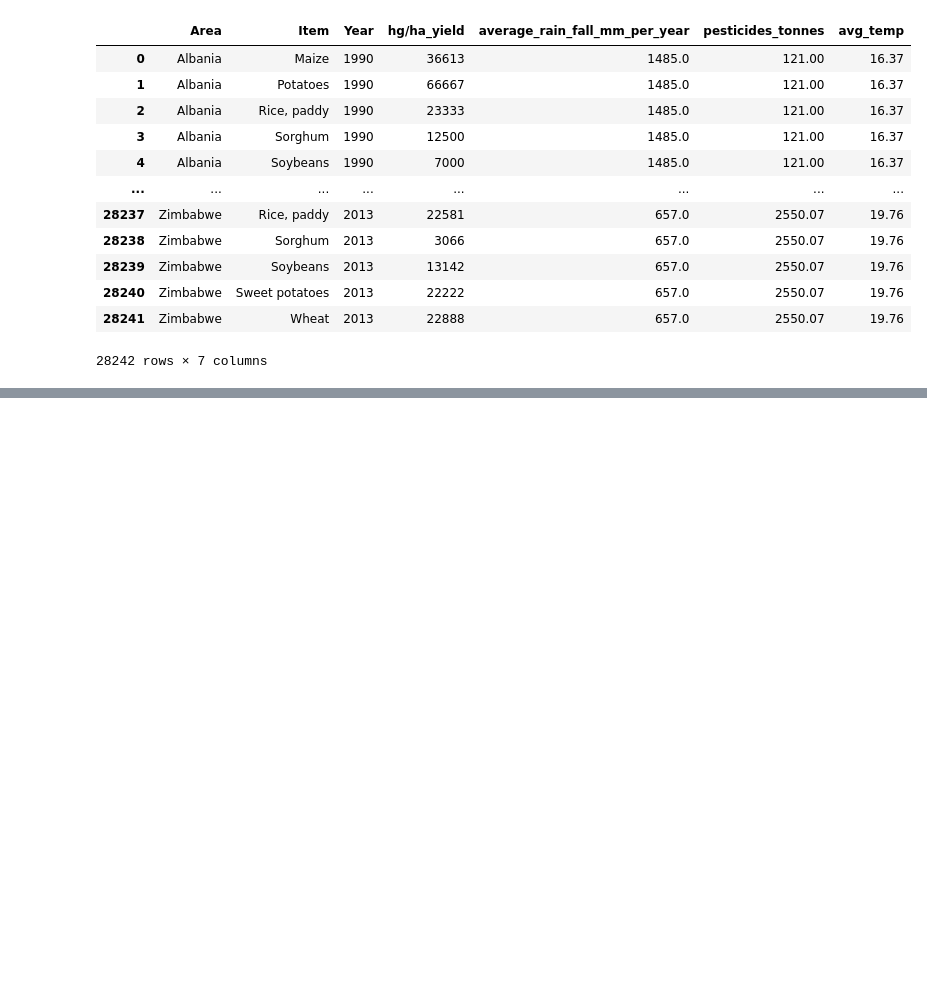
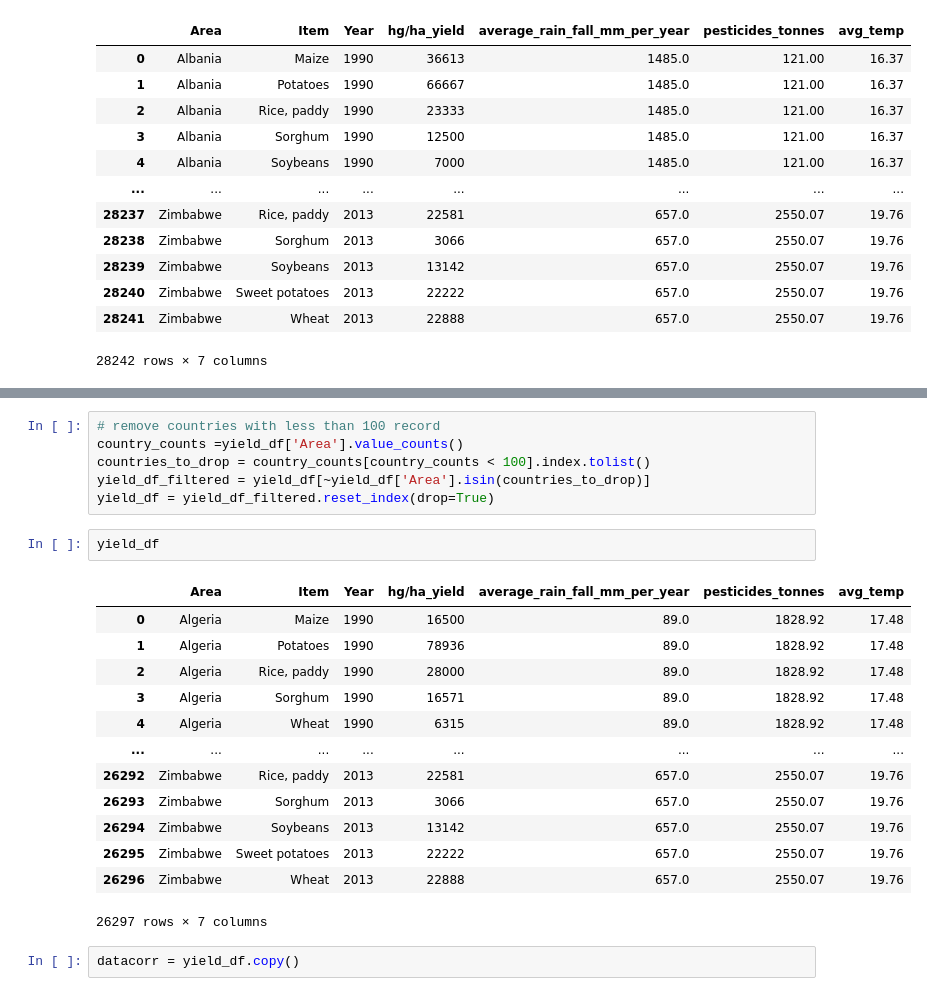
Before and after one commit to Vinayak-C12/Farm-Productivity, a Jupyter notebook: Yield Pediction.ipynb, the cells around one changed output, grey strips where cells are left out. Cells and saved outputs as stored; diff of their text form; blank space fills up the shorter version.

```diff
--- a/Yield Pediction.ipynb
+++ b/Yield Pediction.ipynb
@@ -71,0 +99,24 @@ yield_df
+# %%
+# remove countries with less than 100 record
+country_counts =yield_df['Area'].value_counts()
+countries_to_drop = country_counts[country_counts < 100].index.tolist()
+yield_df_filtered = yield_df[~yield_df['Area'].isin(countries_to_drop)]
+yield_df = yield_df_filtered.reset_index(drop=True)
+# %%
+yield_df
+# %% [output]
+|  | Area | Item | Year | hg/ha_yield | average_rain_fall_mm_per_year | pesticides_tonnes | avg_temp |
+| 0 | Algeria | Maize | 1990 | 16500 | 89.0 | 1828.92 | 17.48 |
+| 1 | Algeria | Potatoes | 1990 | 78936 | 89.0 | 1828.92 | 17.48 |
+| 2 | Algeria | Rice, paddy | 1990 | 28000 | 89.0 | 1828.92 | 17.48 |
+| 3 | Algeria | Sorghum | 1990 | 16571 | 89.0 | 1828.92 | 17.48 |
+| 4 | Algeria | Wheat | 1990 | 6315 | 89.0 | 1828.92 | 17.48 |
+| ... | ... | ... | ... | ... | ... | ... | ... |
+| 26292 | Zimbabwe | Rice, paddy | 2013 | 22581 | 657.0 | 2550.07 | 19.76 |
+| 26293 | Zimbabwe | Sorghum | 2013 | 3066 | 657.0 | 2550.07 | 19.76 |
+| 26294 | Zimbabwe | Soybeans | 2013 | 13142 | 657.0 | 2550.07 | 19.76 |
+| 26295 | Zimbabwe | Sweet potatoes | 2013 | 22222 | 657.0 | 2550.07 | 19.76 |
+| 26296 | Zimbabwe | Wheat | 2013 | 22888 | 657.0 | 2550.07 | 19.76 |
+26297 rows × 7 columns
+# %%
+datacorr = yield_df.copy()
```
Also changed, not shown: parts of 8 cells of this notebook.
